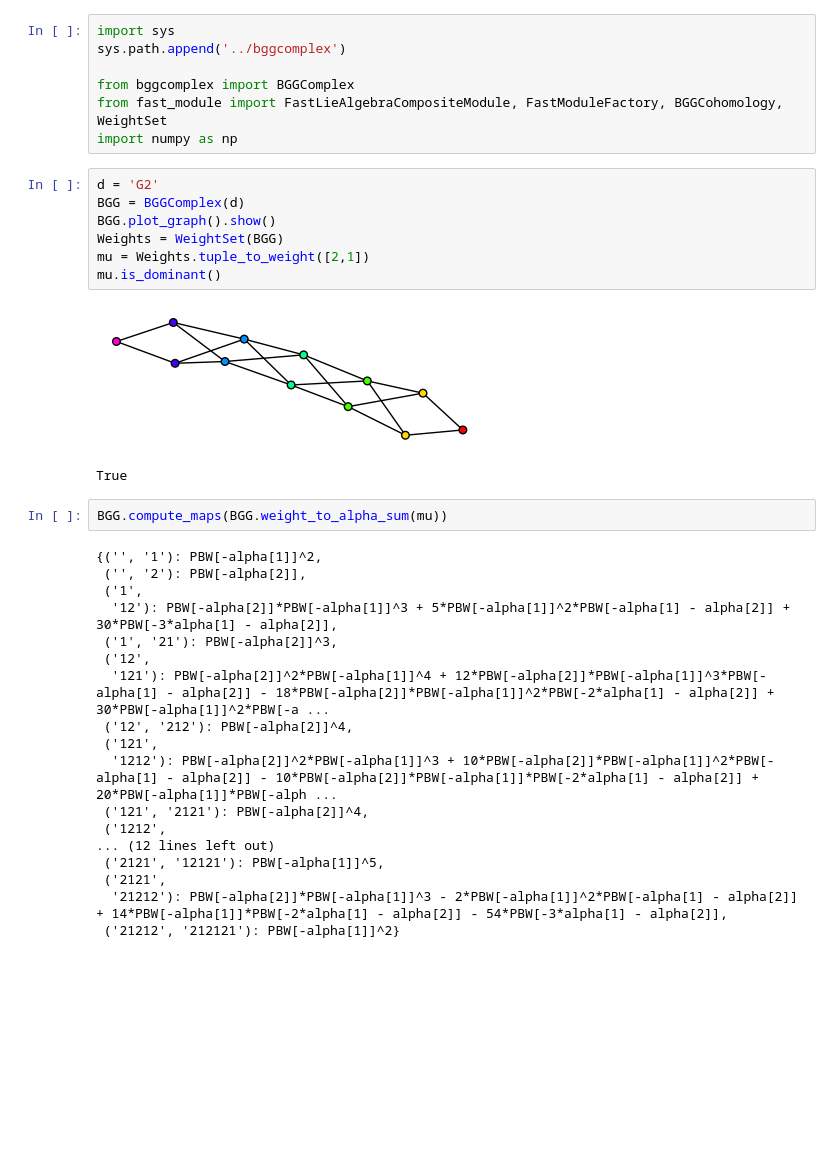
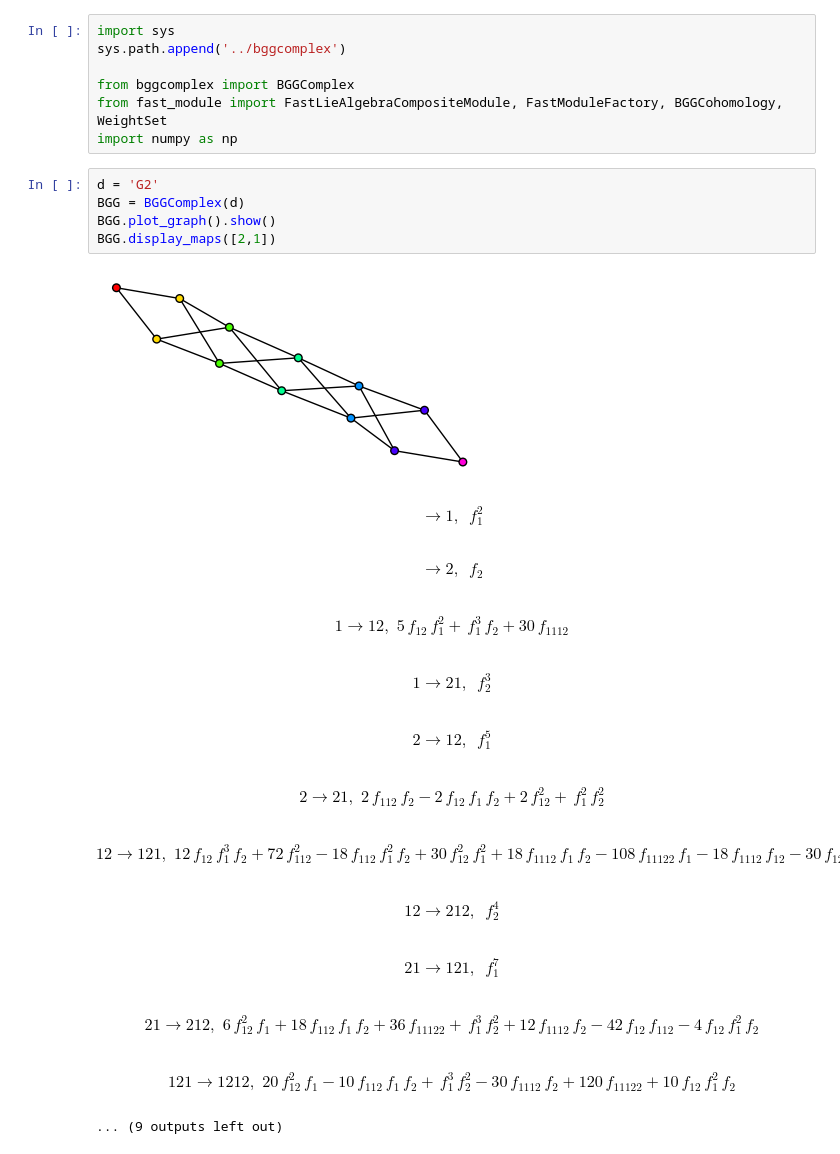
Before and after one commit to RikVoorhaar/bgg-cohomology, a Jupyter notebook: computations/Some BGG graphs.ipynb, the cells around one changed output. Cells and saved outputs as stored; diff of their text form; blank space fills up the shorter version.

Commit message:
BGG graph display

```diff
--- a/computations/Some BGG graphs.ipynb
+++ b/computations/Some BGG graphs.ipynb
@@ -8,30 +8,19 @@ import numpy as np
 # %%
 d = 'G2'
 BGG = BGGComplex(d)
 BGG.plot_graph().show()
-Weights = WeightSet(BGG)
-mu = Weights.tuple_to_weight([2,1])
-mu.is_dominant()
+BGG.display_maps([2,1])
 # %% [output]
-[figure, old version]
+[figure, new version]
+$$\to1,\,\,\,f_{1}^{2}$$
+$$\to2,\,\,\,f_{2}$$
+$$1\to12,\,\,5\,f_{12}\,f_{1}^{2} +\,f_{1}^{3}\,f_{2} +30\,f_{1112}$$
+$$1\to21,\,\,\,f_{2}^{3}$$
+$$2\to12,\,\,\,f_{1}^{5}$$
+$$2\to21,\,\,2\,f_{112}\,f_{2} -2\,f_{12}\,f_{1}\,f_{2} +2\,f_{12}^{2} +\,f_{1}^{2}\,f_{2}^{2}$$
+$$12\to121,\,\,12\,f_{12}\,f_{1}^{3}\,f_{2} +72\,f_{112}^{2} -18\,f_{112}\,f_{1}^{2}\,f_{2} +30\,f_{12}^{2}\,f_{1}^{2} +18\,f_{1112}\,f_{1}\,f_{2} -108\,f_{11122}\,f_{1} -18\,f_{1112}\,f_{12} -30\,f_{12}\,f_{1}\,f_{112} +\,f_{1}^{4}\,f_{2}^{2}$$
+$$12\to212,\,\,\,f_{2}^{4}$$
+$$21\to121,\,\,\,f_{1}^{7}$$
+$$21\to212,\,\,6\,f_{12}^{2}\,f_{1} +18\,f_{112}\,f_{1}\,f_{2} +36\,f_{11122} +\,f_{1}^{3}\,f_{2}^{2} +12\,f_{1112}\,f_{2} -42\,f_{12}\,f_{112} -4\,f_{12}\,f_{1}^{2}\,f_{2}$$
+$$121\to1212,\,\,20\,f_{12}^{2}\,f_{1} -10\,f_{112}\,f_{1}\,f_{2} +\,f_{1}^{3}\,f_{2}^{2} -30\,f_{1112}\,f_{2} +120\,f_{11122} +10\,f_{12}\,f_{1}^{2}\,f_{2}$$
-True
+... (9 outputs left out)
-# %%
-BGG.compute_maps(BGG.weight_to_alpha_sum(mu))
-# %% [output]
-{('', '1'): PBW[-alpha[1]]^2,
- ('', '2'): PBW[-alpha[2]],
- ('1',
-  '12'): PBW[-alpha[2]]*PBW[-alpha[1]]^3 + 5*PBW[-alpha[1]]^2*PBW[-alpha[1] - alpha[2]] + 30*PBW[-3*alpha[1] - alpha[2]],
- ('1', '21'): PBW[-alpha[2]]^3,
- ('12',
-  '121'): PBW[-alpha[2]]^2*PBW[-alpha[1]]^4 + 12*PBW[-alpha[2]]*PBW[-alpha[1]]^3*PBW[-alpha[1] - alpha[2]] - 18*PBW[-alpha[2]]*PBW[-alpha[1]]^2*PBW[-2*alpha[1] - alpha[2]] + 30*PBW[-alpha[1]]^2*PBW[-a ...
- ('12', '212'): PBW[-alpha[2]]^4,
- ('121',
-  '1212'): PBW[-alpha[2]]^2*PBW[-alpha[1]]^3 + 10*PBW[-alpha[2]]*PBW[-alpha[1]]^2*PBW[-alpha[1] - alpha[2]] - 10*PBW[-alpha[2]]*PBW[-alpha[1]]*PBW[-2*alpha[1] - alpha[2]] + 20*PBW[-alpha[1]]*PBW[-alph ...
- ('121', '2121'): PBW[-alpha[2]]^4,
- ('1212',
-... (12 lines left out)
- ('2121', '12121'): PBW[-alpha[1]]^5,
- ('2121',
-  '21212'): PBW[-alpha[2]]*PBW[-alpha[1]]^3 - 2*PBW[-alpha[1]]^2*PBW[-alpha[1] - alpha[2]] + 14*PBW[-alpha[1]]*PBW[-2*alpha[1] - alpha[2]] - 54*PBW[-3*alpha[1] - alpha[2]],
- ('21212', '212121'): PBW[-alpha[1]]^2}
```
Also changed, not shown: 7 other files.
